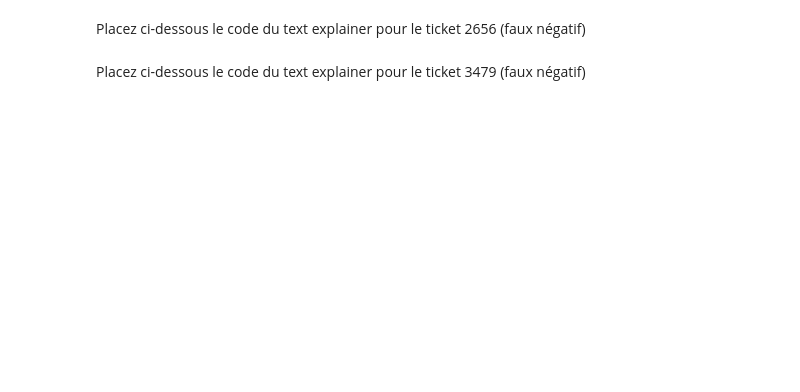
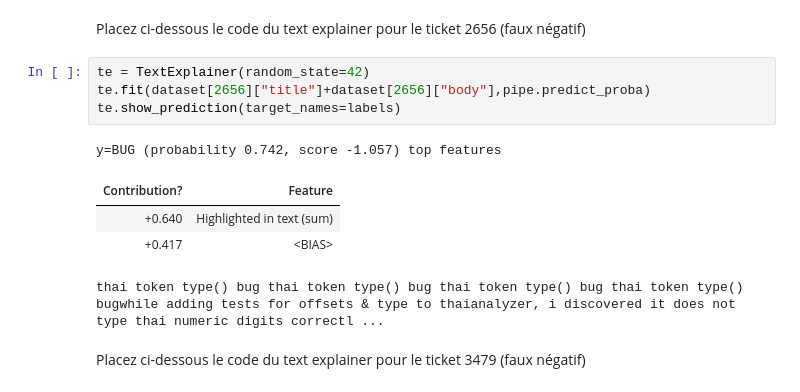
Before and after one commit to benjaminAd/IA-GL-Jupyter-TP2, a Jupyter notebook: tp_classif_tickets.ipynb, the cells around one changed output. Saved outputs shown, nothing was run; the diff lists cells and outputs as text; blank space fills up the shorter version.

```diff
--- a/tp_classif_tickets.ipynb
+++ b/tp_classif_tickets.ipynb
@@ -369,4 +488,14 @@ Placez ci-dessous le code du text explainer pour le ticket 3997 (faux positif)
 # %% [markdown]
 Placez ci-dessous le code du text explainer pour le ticket 2656 (faux négatif)
+# %%
+te = TextExplainer(random_state=42)
+te.fit(dataset[2656]["title"]+dataset[2656]["body"],pipe.predict_proba)
+te.show_prediction(target_names=labels)
+# %% [output]
+y=BUG (probability 0.742, score -1.057) top features
+| Contribution? | Feature |
+| +0.640 | Highlighted in text (sum) |
+| +0.417 | <BIAS> |
+thai token type() bug thai token type() bug thai token type() bug thai token type() bugwhile adding tests for offsets & type to thaianalyzer, i discovered it does not type thai numeric digits correctl ...
 # %% [markdown]
 Placez ci-dessous le code du text explainer pour le ticket 3479 (faux négatif)
```
Also changed, not shown: parts of 7 cells of this notebook.
